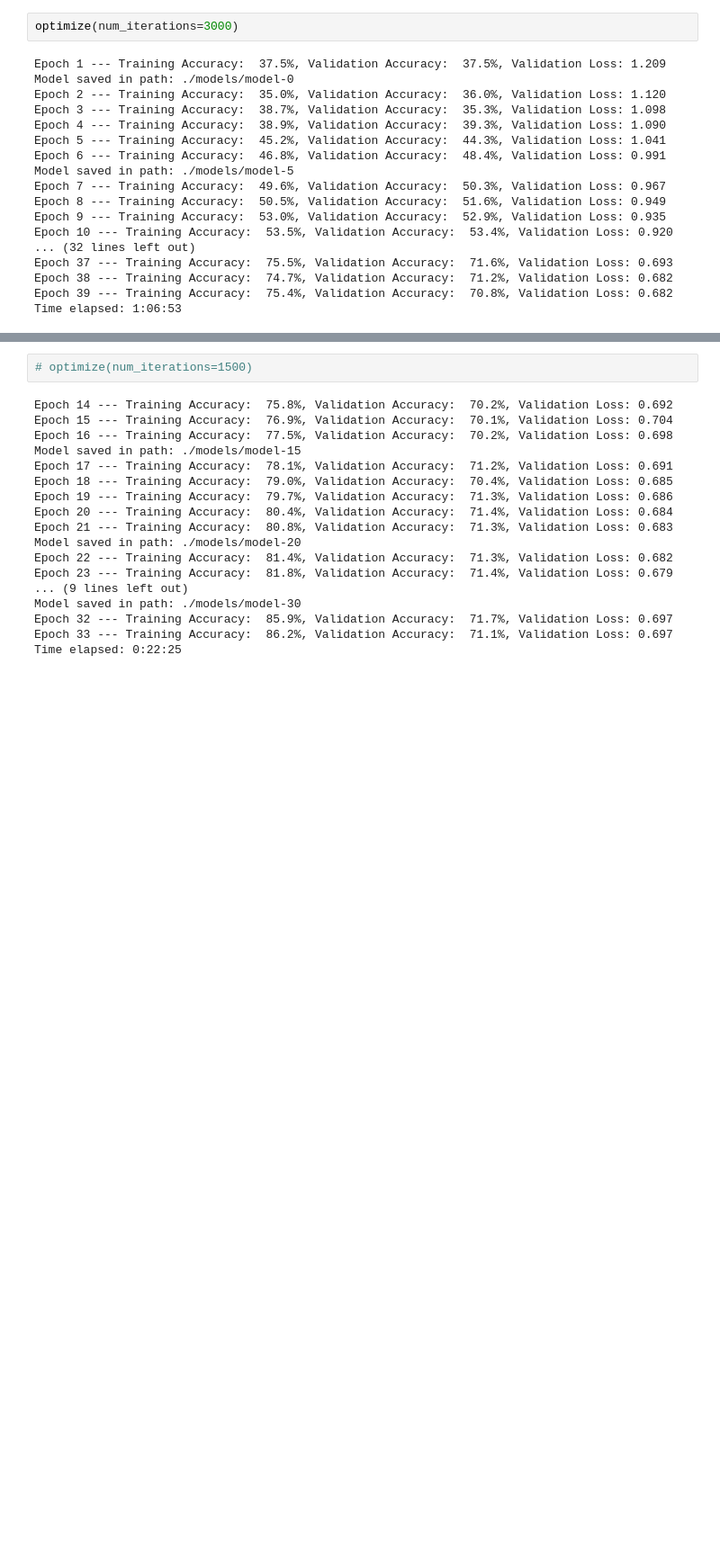
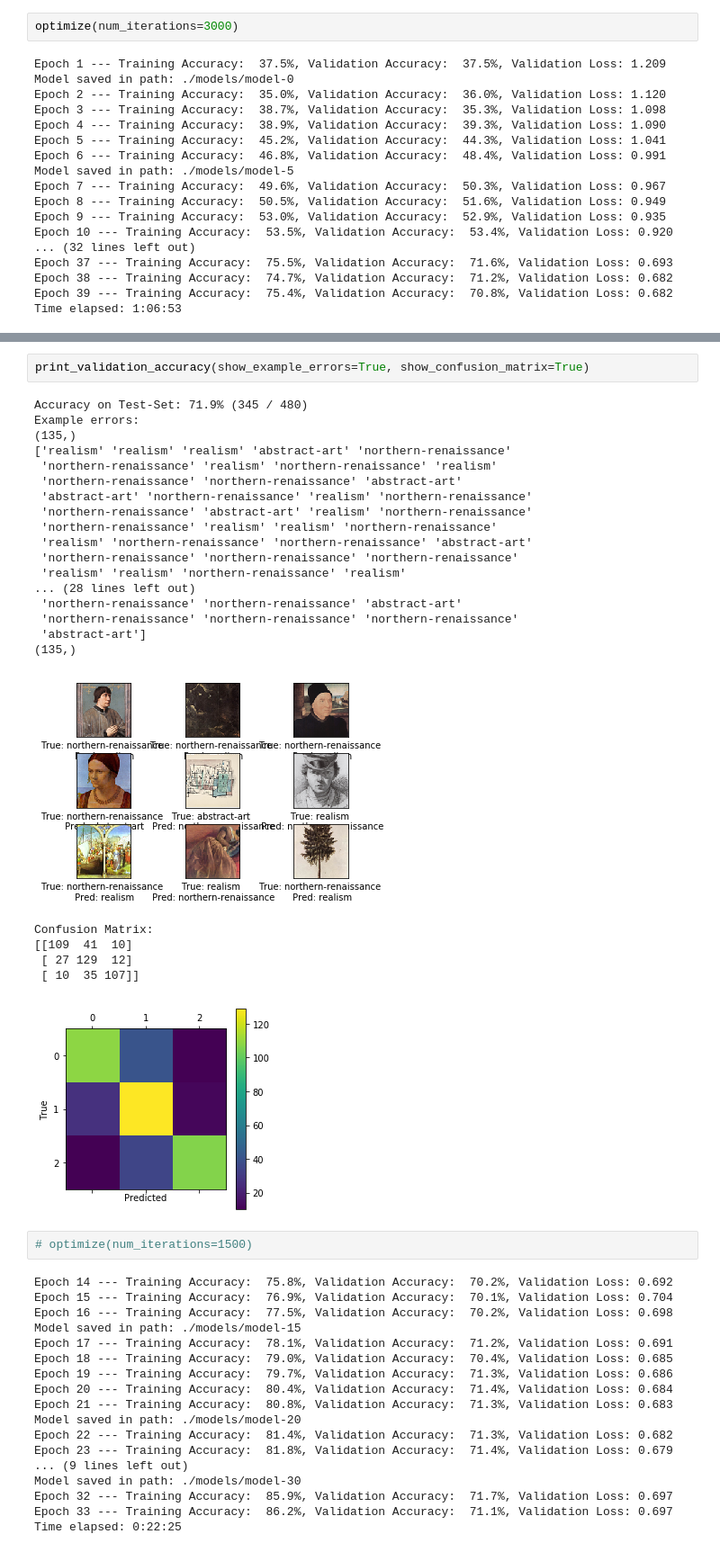
Before and after one commit to Htiango/Painting-Classification, a Jupyter notebook: deep_learning/cnn_style_classification.ipynb, the cells around one changed output, grey strips where cells are left out. Shown at 90% size. Drawn from its saved outputs; the diff is of its cells as text; blank space fills up the shorter version.

```diff
--- a/deep_learning/cnn_style_classification.ipynb
+++ b/deep_learning/cnn_style_classification.ipynb
@@ -675,3 +681,29 @@ optimize(num_iterations=12000)
+# %%
+print_validation_accuracy(show_example_errors=True, show_confusion_matrix=True)
+# %% [output]
+Accuracy on Test-Set: 71.9% (345 / 480)
+Example errors:
+(135,)
+['realism' 'realism' 'realism' 'abstract-art' 'northern-renaissance'
+ 'northern-renaissance' 'realism' 'northern-renaissance' 'realism'
+ 'northern-renaissance' 'northern-renaissance' 'abstract-art'
+ 'abstract-art' 'northern-renaissance' 'realism' 'northern-renaissance'
+ 'northern-renaissance' 'abstract-art' 'realism' 'northern-renaissance'
+ 'northern-renaissance' 'realism' 'realism' 'northern-renaissance'
+ 'realism' 'northern-renaissance' 'northern-renaissance' 'abstract-art'
+ 'northern-renaissance' 'northern-renaissance' 'northern-renaissance'
+ 'realism' 'realism' 'northern-renaissance' 'realism'
+... (28 lines left out)
+ 'northern-renaissance' 'northern-renaissance' 'abstract-art'
+ 'northern-renaissance' 'northern-renaissance' 'northern-renaissance'
+ 'abstract-art']
+(135,)
+[figure, added]
+Confusion Matrix:
+[[109  41  10]
+ [ 27 129  12]
+ [ 10  35 107]]
+[figure, added]
 # %%
 # optimize(num_iterations=1500)
 # %% [output]
```
Also changed, not shown: parts of 1 cell of this notebook.
